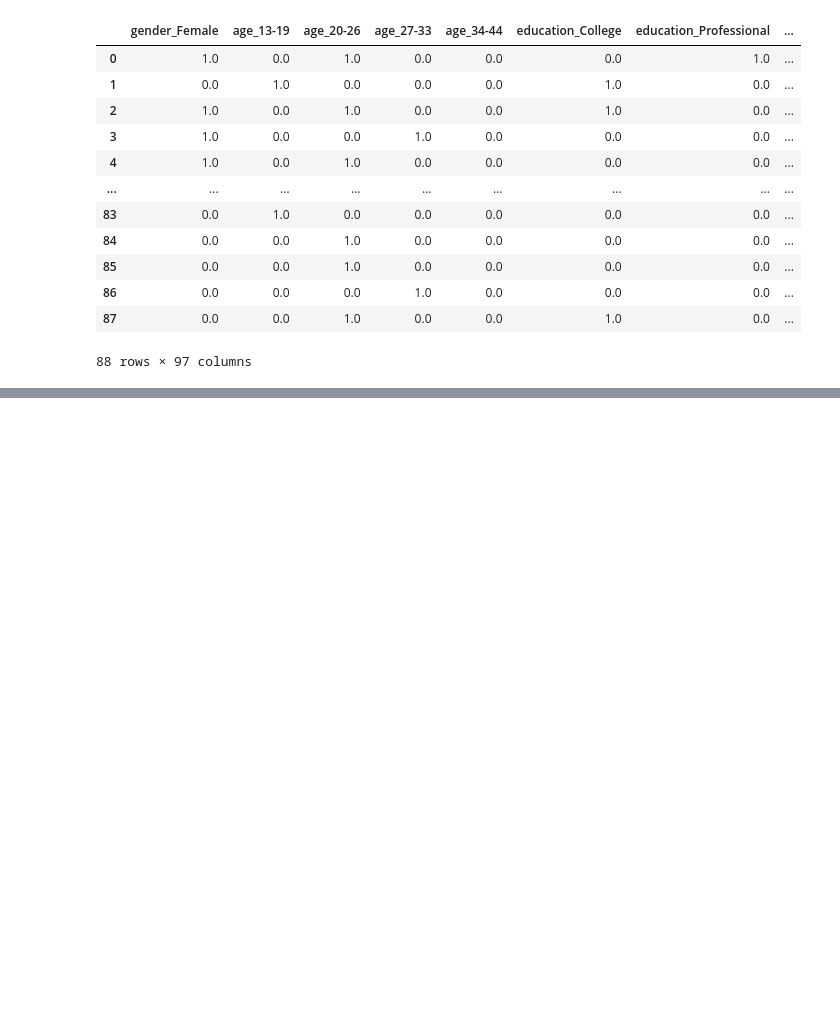
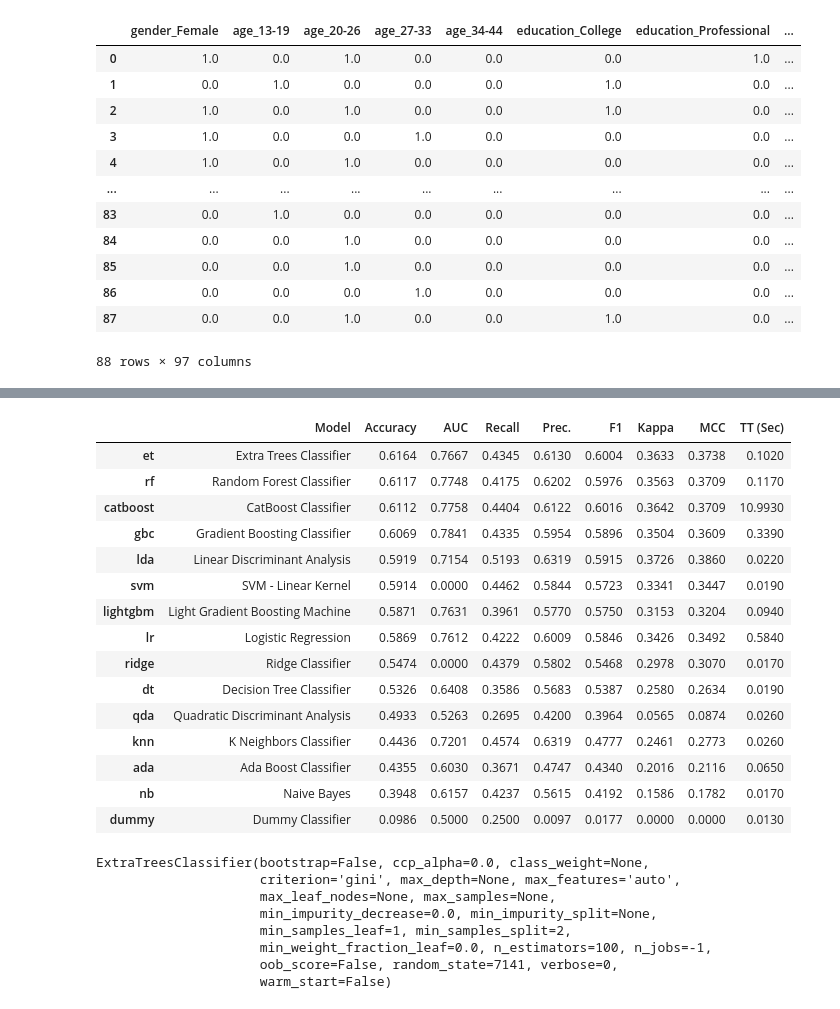
Before and after one commit to imraghavagr/mental-health, a Jupyter notebook: notebooks/02-ra-dataModelling.ipynb, the cells around one changed output, grey strips where cells are left out. Drawn from its saved outputs; the diff is of its cells as text; code cells hidden in the pictures; blank space fills up the shorter version.

```diff
--- a/notebooks/02-ra-dataModelling.ipynb
+++ b/notebooks/02-ra-dataModelling.ipynb
@@ -993,0 +1014,27 @@ predict_model(blender5)
+# %%
+compare_models()
+# %% [output]
+|  | Model | Accuracy | AUC | Recall | Prec. | F1 | Kappa | MCC | TT (Sec) |
+| et | Extra Trees Classifier | 0.6164 | 0.7667 | 0.4345 | 0.6130 | 0.6004 | 0.3633 | 0.3738 | 0.1020 |
+| rf | Random Forest Classifier | 0.6117 | 0.7748 | 0.4175 | 0.6202 | 0.5976 | 0.3563 | 0.3709 | 0.1170 |
+| catboost | CatBoost Classifier | 0.6112 | 0.7758 | 0.4404 | 0.6122 | 0.6016 | 0.3642 | 0.3709 | 10.9930 |
+| gbc | Gradient Boosting Classifier | 0.6069 | 0.7841 | 0.4335 | 0.5954 | 0.5896 | 0.3504 | 0.3609 | 0.3390 |
+| lda | Linear Discriminant Analysis | 0.5919 | 0.7154 | 0.5193 | 0.6319 | 0.5915 | 0.3726 | 0.3860 | 0.0220 |
+| svm | SVM - Linear Kernel | 0.5914 | 0.0000 | 0.4462 | 0.5844 | 0.5723 | 0.3341 | 0.3447 | 0.0190 |
+| lightgbm | Light Gradient Boosting Machine | 0.5871 | 0.7631 | 0.3961 | 0.5770 | 0.5750 | 0.3153 | 0.3204 | 0.0940 |
+| lr | Logistic Regression | 0.5869 | 0.7612 | 0.4222 | 0.6009 | 0.5846 | 0.3426 | 0.3492 | 0.5840 |
+| ridge | Ridge Classifier | 0.5474 | 0.0000 | 0.4379 | 0.5802 | 0.5468 | 0.2978 | 0.3070 | 0.0170 |
+| dt | Decision Tree Classifier | 0.5326 | 0.6408 | 0.3586 | 0.5683 | 0.5387 | 0.2580 | 0.2634 | 0.0190 |
+| qda | Quadratic Discriminant Analysis | 0.4933 | 0.5263 | 0.2695 | 0.4200 | 0.3964 | 0.0565 | 0.0874 | 0.0260 |
+| knn | K Neighbors Classifier | 0.4436 | 0.7201 | 0.4574 | 0.6319 | 0.4777 | 0.2461 | 0.2773 | 0.0260 |
+| ada | Ada Boost Classifier | 0.4355 | 0.6030 | 0.3671 | 0.4747 | 0.4340 | 0.2016 | 0.2116 | 0.0650 |
+| nb | Naive Bayes | 0.3948 | 0.6157 | 0.4237 | 0.5615 | 0.4192 | 0.1586 | 0.1782 | 0.0170 |
+| dummy | Dummy Classifier | 0.0986 | 0.5000 | 0.2500 | 0.0097 | 0.0177 | 0.0000 | 0.0000 | 0.0130 |
+ExtraTreesClassifier(bootstrap=False, ccp_alpha=0.0, class_weight=None,
+                     criterion='gini', max_depth=None, max_features='auto',
+                     max_leaf_nodes=None, max_samples=None,
+                     min_impurity_decrease=0.0, min_impurity_split=None,
+                     min_samples_leaf=1, min_samples_split=2,
+                     min_weight_fraction_leaf=0.0, n_estimators=100, n_jobs=-1,
+                     oob_score=False, random_state=7141, verbose=0,
+                     warm_start=False)
```
Also changed, not shown: parts of 3 cells of this notebook.
